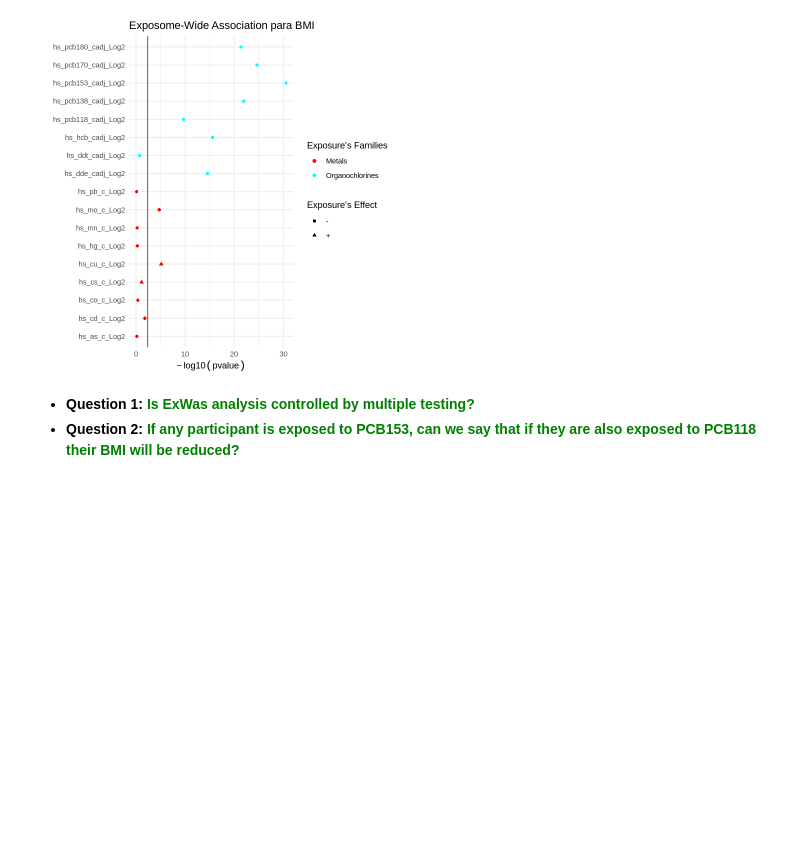
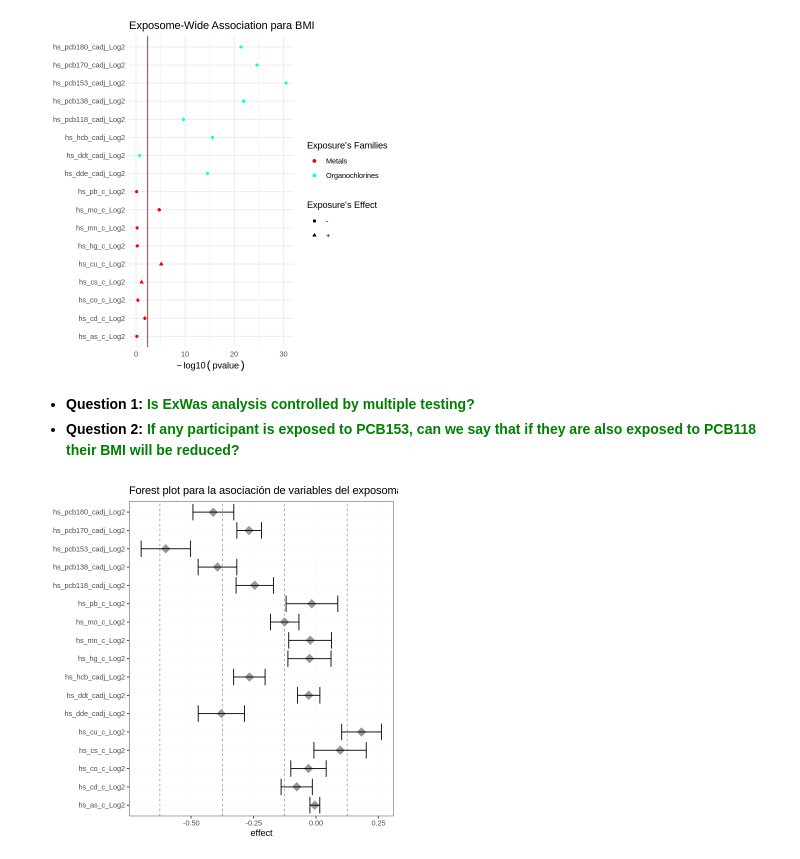
Before and after one commit to alldominguez/isee_young_rennes_ws1, a Jupyter notebook: ws1_isee_young_rennes_version1.ipynb, the cells around one changed output. Drawn from its saved outputs; the diff is of its cells as text; code cells hidden in the pictures; blank space fills up the shorter version.

```diff
--- a/ws1_isee_young_rennes_version1.ipynb
+++ b/ws1_isee_young_rennes_version1.ipynb
@@ -487,3 +487,7 @@ rexposome::plotExwas(exwas, color = clr, show.effective = TRUE,
 # %% [markdown]
 * **Question 1:** <font color='green'> **Is ExWas analysis controlled by multiple testing?** </font>
 * **Question 2:** <font color='green'> **If any participant is exposed to PCB153, can we say that if they are also exposed to PCB118 their BMI will be reduced?** </font>
+# %%
+rexposome::plotEffect(exwas) + ggtitle("Forest plot para la asociación de variables del exposoma y BMI")
+# %% [output]
+[figure, added]
```
Also changed, not shown: parts of 1 cell of this notebook.
